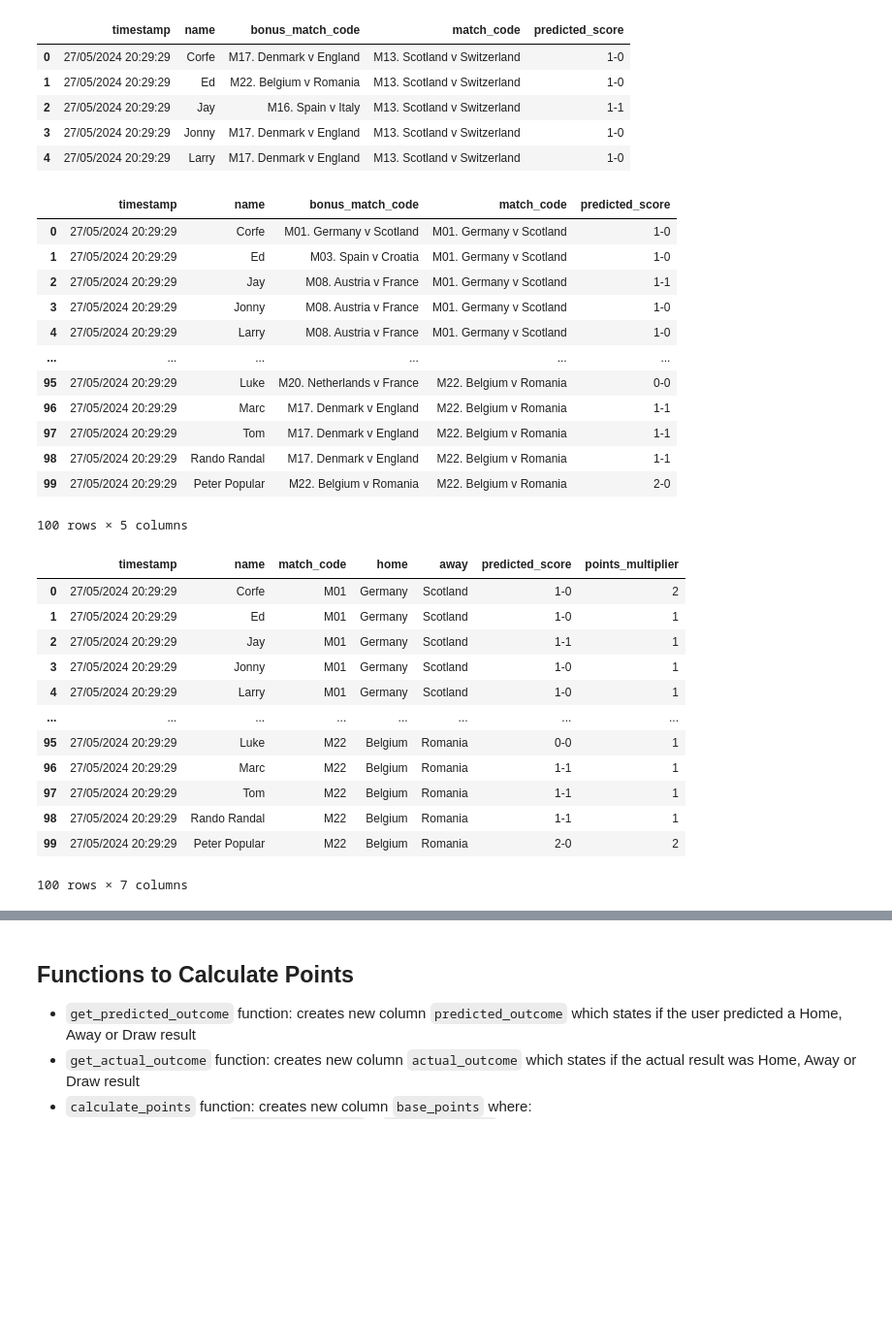
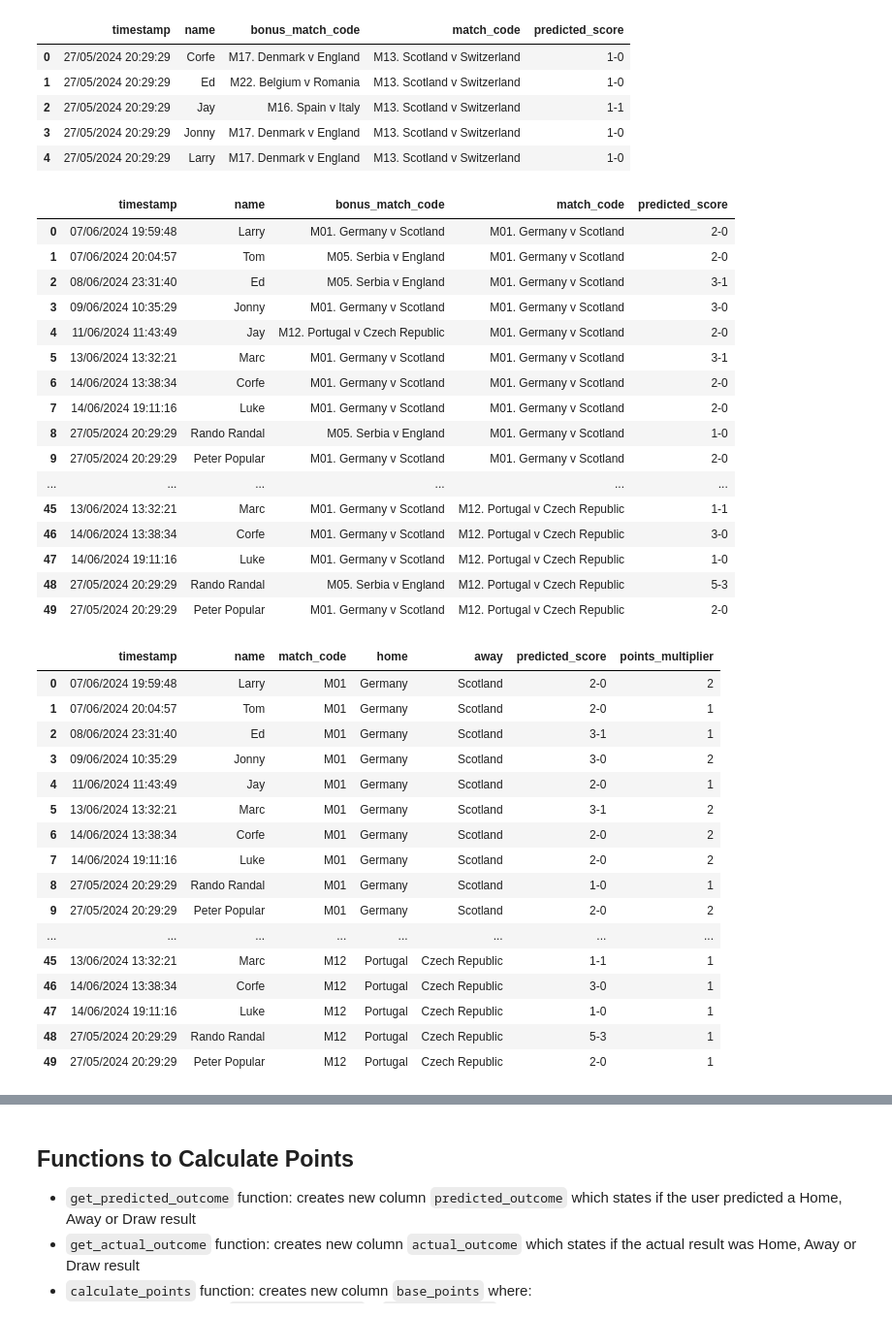
Before and after one commit to tmorgan94/euro2024-predictions, a Jupyter notebook: euro2024_predictions.ipynb, the cells around one changed output, grey strips where cells are left out. Shown at 97% size. Drawn from its saved outputs; the diff is of its cells as text; code cells hidden in the pictures; blank space fills up the shorter version.

```diff
--- a/euro2024_predictions.ipynb
+++ b/euro2024_predictions.ipynb
@@ -77,25 +65,30 @@ md2_responses.head()
 # md3_responses.head()
 # %%
 # Concatenate the DataFrames (union)
-df_predictions = pd.concat([md1_responses, md2_responses], axis=0)
+# df_predictions = pd.concat([md1_responses, md2_responses], axis=0)
+df_predictions = md1_responses
 # Reset the index for better readability
 df_predictions.reset_index(drop=True, inplace=True)
 # Display the concatenated DataFrame
 df_predictions
 # %% [output]
 |  | timestamp | name | bonus_match_code | match_code | predicted_score |
-| 0 | 27/05/2024 20:29:29 | Corfe | M01. Germany v Scotland | M01. Germany v Scotland | 1-0 |
-| 1 | 27/05/2024 20:29:29 | Ed | M03. Spain v Croatia | M01. Germany v Scotland | 1-0 |
-| 2 | 27/05/2024 20:29:29 | Jay | M08. Austria v France | M01. Germany v Scotland | 1-1 |
-| 3 | 27/05/2024 20:29:29 | Jonny | M08. Austria v France | M01. Germany v Scotland | 1-0 |
-| 4 | 27/05/2024 20:29:29 | Larry | M08. Austria v France | M01. Germany v Scotland | 1-0 |
+| 0 | 07/06/2024 19:59:48 | Larry | M01. Germany v Scotland | M01. Germany v Scotland | 2-0 |
+| 1 | 07/06/2024 20:04:57 | Tom | M05. Serbia v England | M01. Germany v Scotland | 2-0 |
+| 2 | 08/06/2024 23:31:40 | Ed | M05. Serbia v England | M01. Germany v Scotland | 3-1 |
+| 3 | 09/06/2024 10:35:29 | Jonny | M01. Germany v Scotland | M01. Germany v Scotland | 3-0 |
+| 4 | 11/06/2024 11:43:49 | Jay | M12. Portugal v Czech Republic | M01. Germany v Scotland | 2-0 |
+| 5 | 13/06/2024 13:32:21 | Marc | M01. Germany v Scotland | M01. Germany v Scotland | 3-1 |
+| 6 | 14/06/2024 13:38:34 | Corfe | M01. Germany v Scotland | M01. Germany v Scotland | 2-0 |
+| 7 | 14/06/2024 19:11:16 | Luke | M01. Germany v Scotland | M01. Germany v Scotland | 2-0 |
+| 8 | 27/05/2024 20:29:29 | Rando Randal | M05. Serbia v England | M01. Germany v Scotland | 1-0 |
+| 9 | 27/05/2024 20:29:29 | Peter Popular | M01. Germany v Scotland | M01. Germany v Scotland | 2-0 |
 | ... | ... | ... | ... | ... | ... |
-| 95 | 27/05/2024 20:29:29 | Luke | M20. Netherlands v France | M22. Belgium v Romania | 0-0 |
-| 96 | 27/05/2024 20:29:29 | Marc | M17. Denmark v England | M22. Belgium v Romania | 1-1 |
-| 97 | 27/05/2024 20:29:29 | Tom | M17. Denmark v England | M22. Belgium v Romania | 1-1 |
-| 98 | 27/05/2024 20:29:29 | Rando Randal | M17. Denmark v England | M22. Belgium v Romania | 1-1 |
-| 99 | 27/05/2024 20:29:29 | Peter Popular | M22. Belgium v Romania | M22. Belgium v Romania | 2-0 |
+| 45 | 13/06/2024 13:32:21 | Marc | M01. Germany v Scotland | M12. Portugal v Czech Republic | 1-1 |
+| 46 | 14/06/2024 13:38:34 | Corfe | M01. Germany v Scotland | M12. Portugal v Czech Republic | 3-0 |
+| 47 | 14/06/2024 19:11:16 | Luke | M01. Germany v Scotland | M12. Portugal v Czech Republic | 1-0 |
+| 48 | 27/05/2024 20:29:29 | Rando Randal | M05. Serbia v England | M12. Portugal v Czech Republic | 5-3 |
+| 49 | 27/05/2024 20:29:29 | Peter Popular | M01. Germany v Scotland | M12. Portugal v Czech Republic | 2-0 |
-100 rows × 5 columns
 # %%
 # Create a new points_multiplier column
 df_predictions['points_multiplier'] = df_predictions.apply(lambda row: 2 if row['bonus_match_code'] == row['match_code'] else 1, axis=1)
@@ -106,18 +99,22 @@ df_predictions = df_predictions[['timestamp', 'name', 'match_code', 'home', 'awa
 df_predictions
 # %% [output]
 |  | timestamp | name | match_code | home | away | predicted_score | points_multiplier |
-| 0 | 27/05/2024 20:29:29 | Corfe | M01 | Germany | Scotland | 1-0 | 2 |
-| 1 | 27/05/2024 20:29:29 | Ed | M01 | Germany | Scotland | 1-0 | 1 |
-| 2 | 27/05/2024 20:29:29 | Jay | M01 | Germany | Scotland | 1-1 | 1 |
-| 3 | 27/05/2024 20:29:29 | Jonny | M01 | Germany | Scotland | 1-0 | 1 |
-| 4 | 27/05/2024 20:29:29 | Larry | M01 | Germany | Scotland | 1-0 | 1 |
+| 0 | 07/06/2024 19:59:48 | Larry | M01 | Germany | Scotland | 2-0 | 2 |
+| 1 | 07/06/2024 20:04:57 | Tom | M01 | Germany | Scotland | 2-0 | 1 |
+| 2 | 08/06/2024 23:31:40 | Ed | M01 | Germany | Scotland | 3-1 | 1 |
+| 3 | 09/06/2024 10:35:29 | Jonny | M01 | Germany | Scotland | 3-0 | 2 |
+| 4 | 11/06/2024 11:43:49 | Jay | M01 | Germany | Scotland | 2-0 | 1 |
+| 5 | 13/06/2024 13:32:21 | Marc | M01 | Germany | Scotland | 3-1 | 2 |
+| 6 | 14/06/2024 13:38:34 | Corfe | M01 | Germany | Scotland | 2-0 | 2 |
+| 7 | 14/06/2024 19:11:16 | Luke | M01 | Germany | Scotland | 2-0 | 2 |
+| 8 | 27/05/2024 20:29:29 | Rando Randal | M01 | Germany | Scotland | 1-0 | 1 |
+| 9 | 27/05/2024 20:29:29 | Peter Popular | M01 | Germany | Scotland | 2-0 | 2 |
 | ... | ... | ... | ... | ... | ... | ... | ... |
-| 95 | 27/05/2024 20:29:29 | Luke | M22 | Belgium | Romania | 0-0 | 1 |
-| 96 | 27/05/2024 20:29:29 | Marc | M22 | Belgium | Romania | 1-1 | 1 |
-| 97 | 27/05/2024 20:29:29 | Tom | M22 | Belgium | Romania | 1-1 | 1 |
-| 98 | 27/05/2024 20:29:29 | Rando Randal | M22 | Belgium | Romania | 1-1 | 1 |
-| 99 | 27/05/2024 20:29:29 | Peter Popular | M22 | Belgium | Romania | 2-0 | 2 |
+| 45 | 13/06/2024 13:32:21 | Marc | M12 | Portugal | Czech Republic | 1-1 | 1 |
+| 46 | 14/06/2024 13:38:34 | Corfe | M12 | Portugal | Czech Republic | 3-0 | 1 |
+| 47 | 14/06/2024 19:11:16 | Luke | M12 | Portugal | Czech Republic | 1-0 | 1 |
+| 48 | 27/05/2024 20:29:29 | Rando Randal | M12 | Portugal | Czech Republic | 5-3 | 1 |
+| 49 | 27/05/2024 20:29:29 | Peter Popular | M12 | Portugal | Czech Republic | 2-0 | 1 |
-100 rows × 7 columns
 # %%
 # Merge DataFrames based on 'MatchCode', 'Home', and 'Away'
 df_merged = pd.merge(df_predictions, df_results, on=['match_code', 'home', 'away'], how='inner')
```
Also changed, not shown: parts of 14 cells of this notebook, 12 other files.
